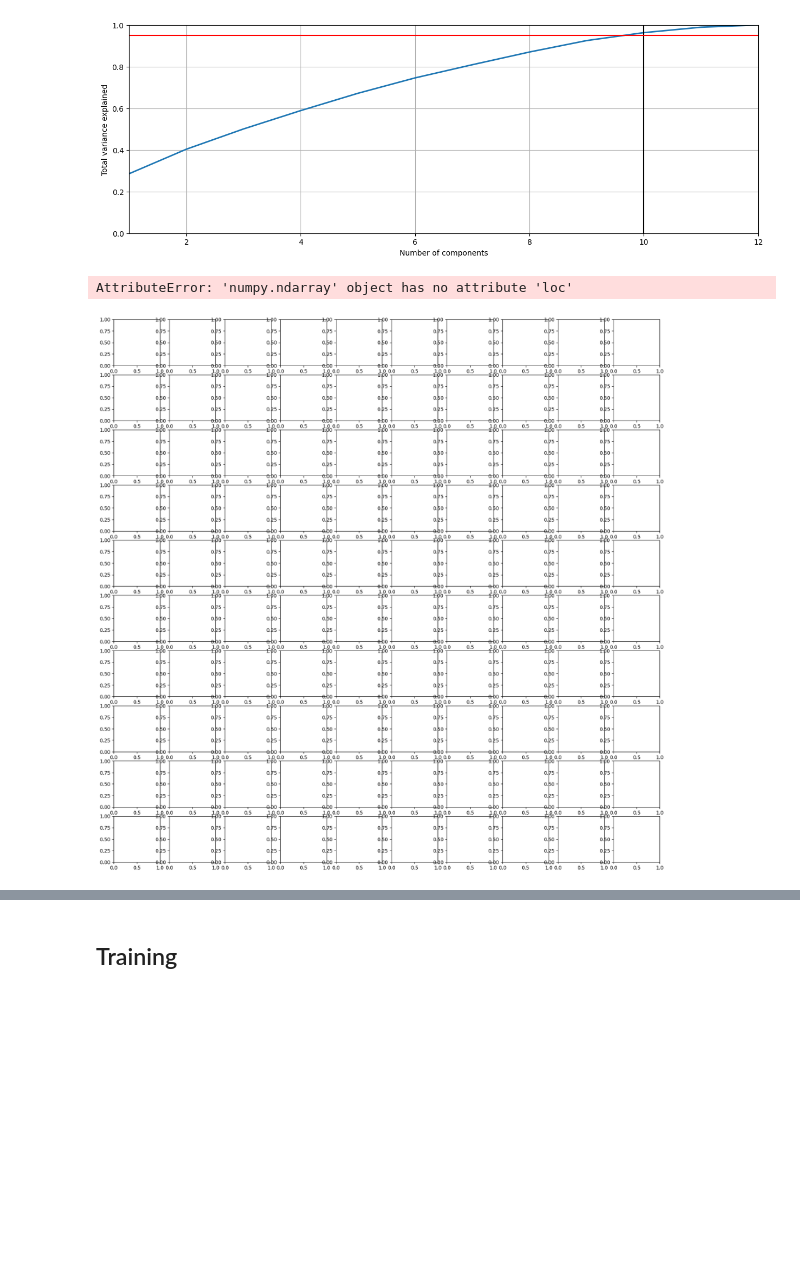
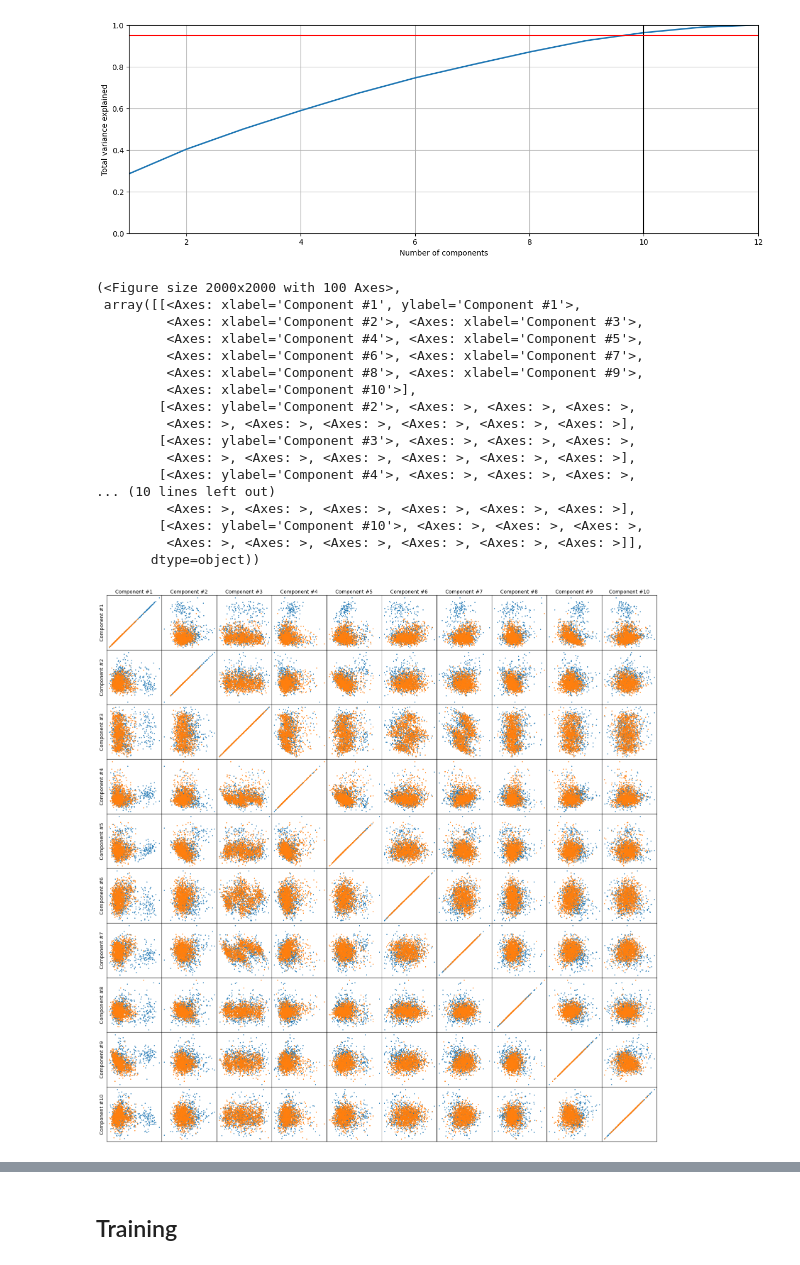
Before and after one commit to AndersBennedsgaard/Spotify-recommendation-project, a Jupyter notebook: analysis/favorites_analysis.ipynb, the cells around one changed output, grey strips where cells are left out. Saved outputs shown, nothing was run; the diff lists cells and outputs as text; code cells hidden in the pictures; blank space fills up the shorter version.

```diff
--- a/analysis/favorites_analysis.ipynb
+++ b/analysis/favorites_analysis.ipynb
@@ -243,34 +190,32 @@ plt.axhline(threshold, c='r')
 Number of components for 95% variance: 10
 <matplotlib.lines.Line2D at 0x...>
 [figure]
-# %%
-# Fit your dataset to the optimal pca
-pca = decomposition.PCA(n_components=n_components)
-X_train_pca = pca.fit_transform(X_scaled)
-
-column_names = [f"Component #{i + 1}" for i in range(n_components)]
-
-plot_features(column_names, X_train_pca)
-
-# fig, axes = plt.subplots(n_components, n_components, figsize=(n_components*2, n_components*2))
-# for i in range(n_components):
-#     for j in range(n_components):
-#         ax = axes[j, i]
-#         ax.scatter(X_train_pca[y_train == 1][:, i], X_train_pca[y_train == 1][:, j], c='tab:blue', s=1)
-#         ax.scatter(X_train_pca[y_train == 0][:, i], X_train_pca[y_train == 0][:, j], c='tab:orange', s=1)
-#         ax.set_xticks([])
-#         ax.set_xticklabels([])
-#         ax.set_yticks([])
-#         ax.set_yticklabels([])
-#         if i == 0:
-#             ax.set_ylabel(f"Component #{j + 1}")
-#         if j == 0:
-#             ax.set_xlabel(f"Component #{i + 1}")
-#             ax.xaxis.set_label_position('top')
-# plt.subplots_adjust(wspace=0, hspace=0)
-# %% [output]
-AttributeError: 'numpy.ndarray' object has no attribute 'loc'
-[figure, removed]
+# %%
+# Fit your dataset to the optimal pca
+pca = decomposition.PCA(n_components=n_components)
+X_train_pca = pca.fit_transform(X_scaled)
+
+column_names = [f"Component #{i + 1}" for i in range(n_components)]
+plot_features(column_names, X_train_pca[y_train == 0], X_train_pca[y_train == 1])
+# %% [output]
+(<Figure size 2000x2000 with 100 Axes>,
+ array([[<Axes: xlabel='Component #1', ylabel='Component #1'>,
+         <Axes: xlabel='Component #2'>, <Axes: xlabel='Component #3'>,
+         <Axes: xlabel='Component #4'>, <Axes: xlabel='Component #5'>,
+         <Axes: xlabel='Component #6'>, <Axes: xlabel='Component #7'>,
+         <Axes: xlabel='Component #8'>, <Axes: xlabel='Component #9'>,
+         <Axes: xlabel='Component #10'>],
+        [<Axes: ylabel='Component #2'>, <Axes: >, <Axes: >, <Axes: >,
+         <Axes: >, <Axes: >, <Axes: >, <Axes: >, <Axes: >, <Axes: >],
+        [<Axes: ylabel='Component #3'>, <Axes: >, <Axes: >, <Axes: >,
+         <Axes: >, <Axes: >, <Axes: >, <Axes: >, <Axes: >, <Axes: >],
+        [<Axes: ylabel='Component #4'>, <Axes: >, <Axes: >, <Axes: >,
+... (10 lines left out)
+         <Axes: >, <Axes: >, <Axes: >, <Axes: >, <Axes: >, <Axes: >],
+        [<Axes: ylabel='Component #10'>, <Axes: >, <Axes: >, <Axes: >,
+         <Axes: >, <Axes: >, <Axes: >, <Axes: >, <Axes: >, <Axes: >]],
+       dtype=object))
+[figure, added]
 # %%
 v = TfidfVectorizer(sublinear_tf=True, ngram_range=(1, 6), max_features=10000)
 X_names_sparse = v.fit_transform(track_names)
```
Also changed, not shown: parts of 18 cells of this notebook, 1 other file.
